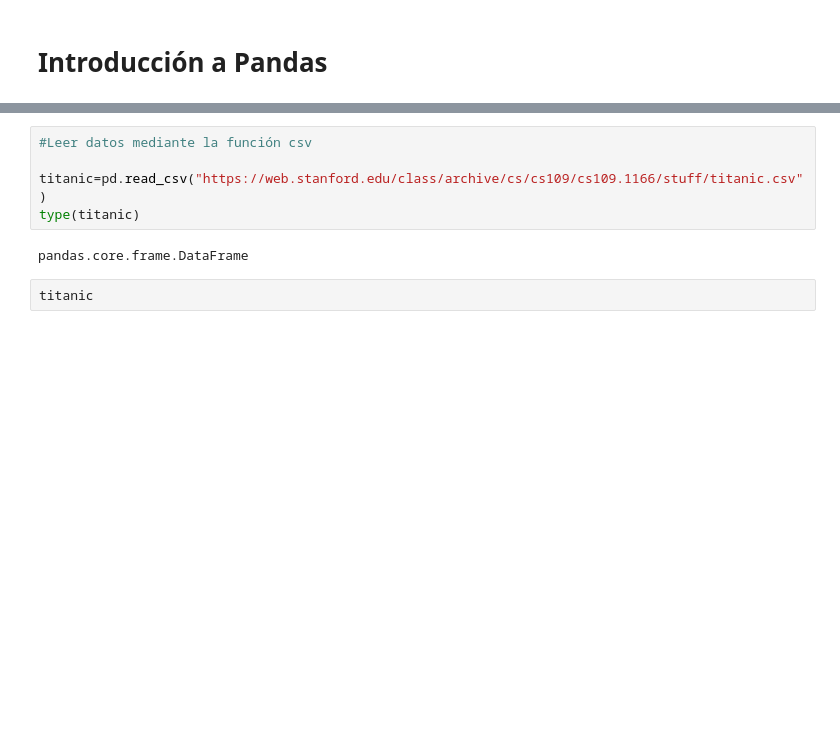
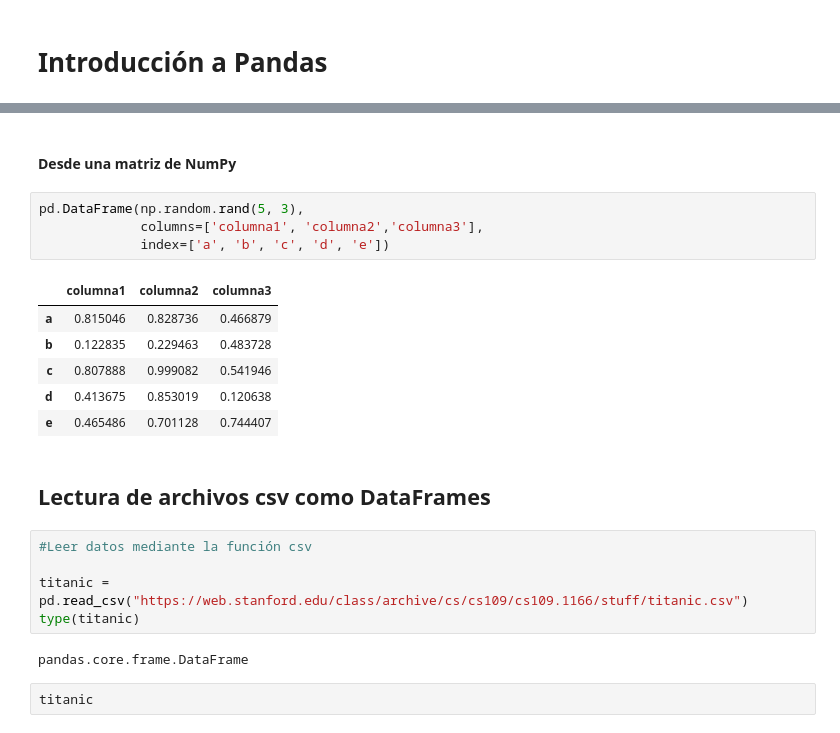
Before and after one commit to AnIsAsPe/ClasificadorClientesTelecom, a Jupyter notebook: Introducción a Pandas.ipynb, the cells around one changed output, grey strips where cells are left out. Saved outputs shown, nothing was run; the diff lists cells and outputs as text; blank space fills up the shorter version.

```diff
--- a/Introducción a Pandas.ipynb
+++ b/Introducción a Pandas.ipynb
@@ -10,7 +230,22 @@ import pandas as pd
+# %% [markdown]
+#### Desde una matriz de NumPy
+# %%
+pd.DataFrame(np.random.rand(5, 3),
+             columns=['columna1', 'columna2','columna3'],
+             index=['a', 'b', 'c', 'd', 'e'])
+# %% [output]
+|  | columna1 | columna2 | columna3 |
+| a | 0.815046 | 0.828736 | 0.466879 |
+| b | 0.122835 | 0.229463 | 0.483728 |
+| c | 0.807888 | 0.999082 | 0.541946 |
+| d | 0.413675 | 0.853019 | 0.120638 |
+| e | 0.465486 | 0.701128 | 0.744407 |
+# %% [markdown]
+## Lectura de archivos csv como DataFrames
 # %%
 #Leer datos mediante la función csv
 
-titanic=pd.read_csv("https://web.stanford.edu/class/archive/cs/cs109/cs109.1166/stuff/titanic.csv")
+titanic = pd.read_csv("https://web.stanford.edu/class/archive/cs/cs109/cs109.1166/stuff/titanic.csv")
 type(titanic)
 # %% [output]
 pandas.core.frame.DataFrame
```
Also changed, not shown: parts of 49 cells of this notebook.
